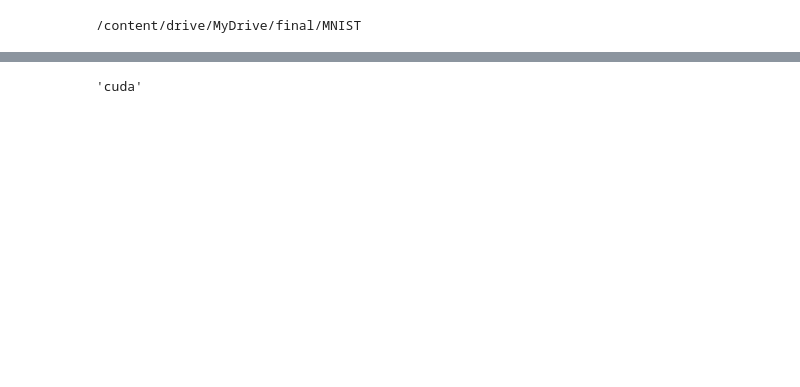
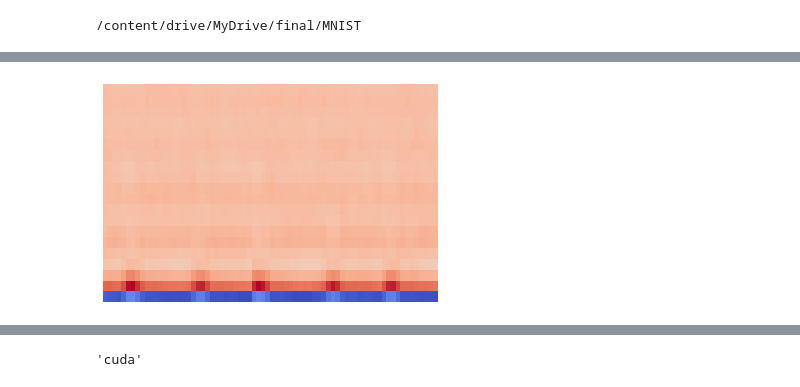
Before and after one commit to nulven/PrivacyML, a Jupyter notebook: FInal_MNIST.ipynb, the cells around one changed output, grey strips where cells are left out. Drawn from its saved outputs; the diff is of its cells as text; code cells hidden in the pictures; blank space fills up the shorter version.

```diff
--- a/FInal_MNIST.ipynb
+++ b/FInal_MNIST.ipynb
@@ -6,0 +76,18 @@
+# %%
+#Audio Plots
+from tqdm import tqdm
+import time
+
+for aud in tqdm(audio):
+  x , sr = librosa.load(audio_folder+'/'+aud)
+  mfccs = librosa.feature.mfcc(x, sr=sr)
+  fig = plt.Figure()
+  canvas = FigureCanvas(fig)
+  ax = fig.add_subplot(111)
+  librosa.display.specshow(mfccs, sr=sr)
+  plt.margins(0,0)
+  plt.axis('off')
+  plt.savefig('/home/nulven/privacyml/audio_plots/' + aud + '.png',bbox_inches='tight',pad_inches = 0)
+  # time.sleep(0.01)
+# %% [output]
+[figure, added]
```
Also changed, not shown: parts of 27 cells of this notebook.
